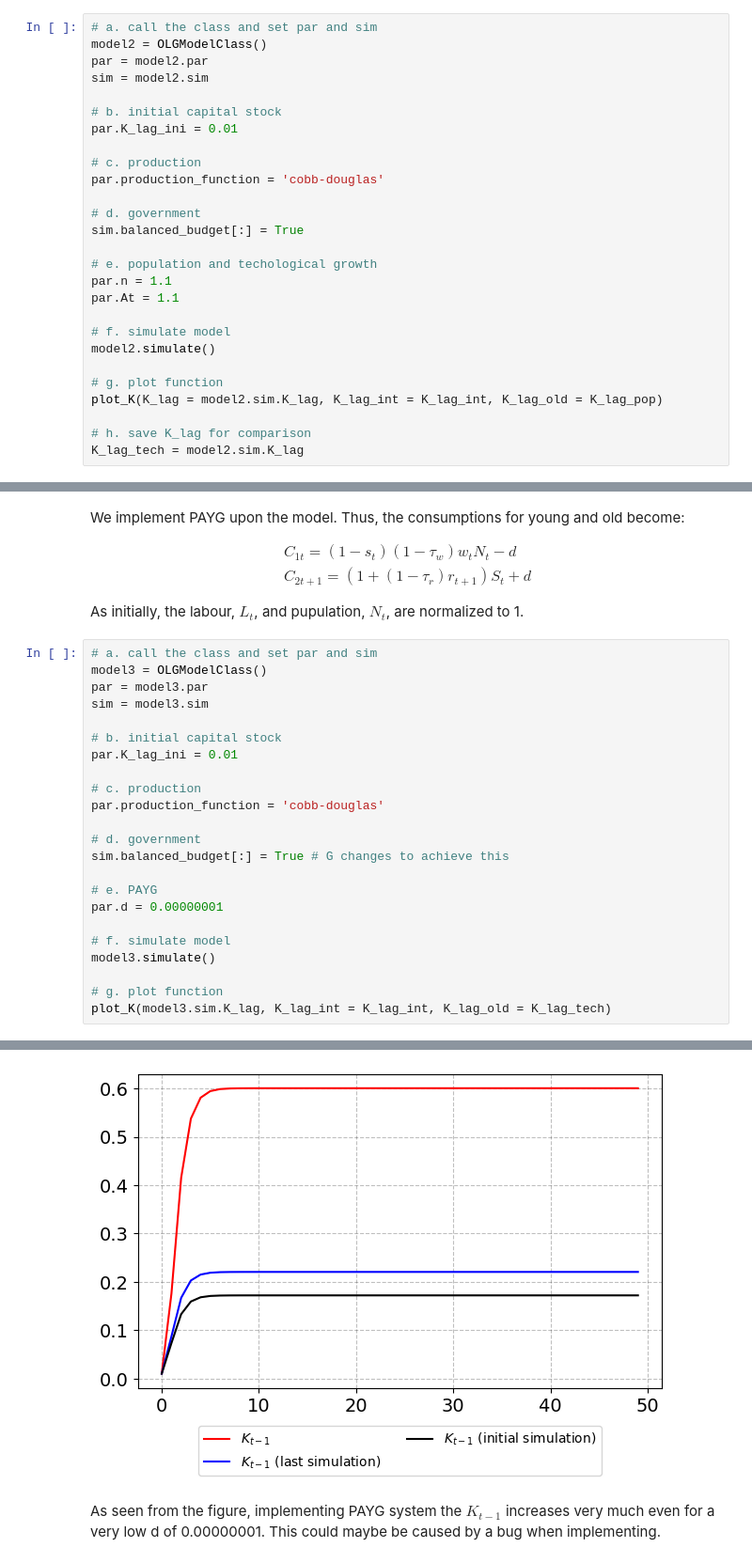
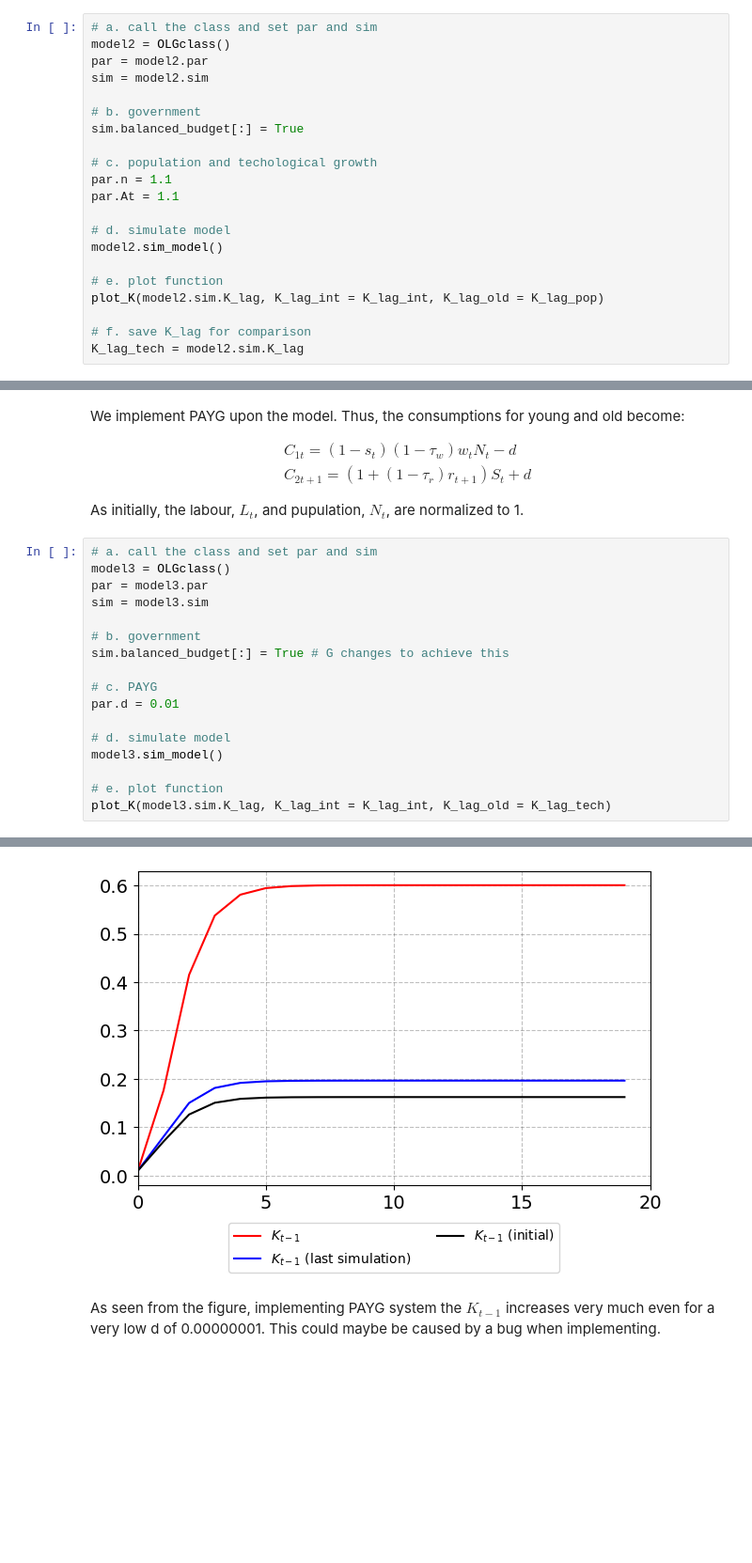
Before and after one commit to NumEconCopenhagen/projects-2023-cbjk, a Jupyter notebook: modelproject/modelproject.ipynb, the cells around one changed output, grey strips where cells are left out. Shown at 94% size. Drawn from its saved outputs; the diff is of its cells as text; blank space fills up the shorter version.

```diff
--- a/modelproject/modelproject.ipynb
+++ b/modelproject/modelproject.ipynb
@@ -273,29 +248,23 @@ We further add technical growth, the production function is then the following:
 $$ Y_t = F(K_{t-1}, AL_t)$$
 # %%
 # a. call the class and set par and sim
-model2 = OLGModelClass()
+model2 = OLGclass()
 par = model2.par
 sim = model2.sim
 
-# b. initial capital stock
-par.K_lag_ini = 0.01
-
-# c. production
-par.production_function = 'cobb-douglas'
-
-# d. government
+# b. government
 sim.balanced_budget[:] = True
 
-# e. population and techological growth
+# c. population and techological growth
 par.n = 1.1
 par.At = 1.1
 
-# f. simulate model
-model2.simulate()
+# d. simulate model
+model2.sim_model()
 
-# g. plot function
-plot_K(K_lag = model2.sim.K_lag, K_lag_int = K_lag_int, K_lag_old = K_lag_pop)
+# e. plot function
+plot_K(model2.sim.K_lag, K_lag_int = K_lag_int, K_lag_old = K_lag_pop)
 
-# h. save K_lag for comparison
+# f. save K_lag for comparison
 K_lag_tech = model2.sim.K_lag
 # %% [output]
@@ -318,25 +294,19 @@ $$
 As initially, the labour, $L_t$, and pupulation, $N_t$, are normalized to 1.
 # %%
 # a. call the class and set par and sim
-model3 = OLGModelClass()
+model3 = OLGclass()
 par = model3.par
 sim = model3.sim
 
-# b. initial capital stock
-par.K_lag_ini = 0.01
-
-# c. production
-par.production_function = 'cobb-douglas'
-
-# d. government
+# b. government
 sim.balanced_budget[:] = True # G changes to achieve this
 
-# e. PAYG
-par.d = 0.00000001
+# c. PAYG
+par.d = 0.01
 
-# f. simulate model
-model3.simulate()
+# d. simulate model
+model3.sim_model()
 
-# g. plot function
+# e. plot function
 plot_K(model3.sim.K_lag, K_lag_int = K_lag_int, K_lag_old = K_lag_tech)
 # %% [output]
@@ -344,4 +313,4 @@ simulation done in 0.05 secs
-[figure, old version]
+[figure, new version]
 # %% [markdown]
 As seen from the figure, implementing PAYG system the $K_{t-1}$ increases very much even for a very low d of 0.00000001. This could maybe be caused by a bug when implementing.
 # %% [markdown]
```
Also changed, not shown: parts of 32 cells of this notebook, 1 other file.
